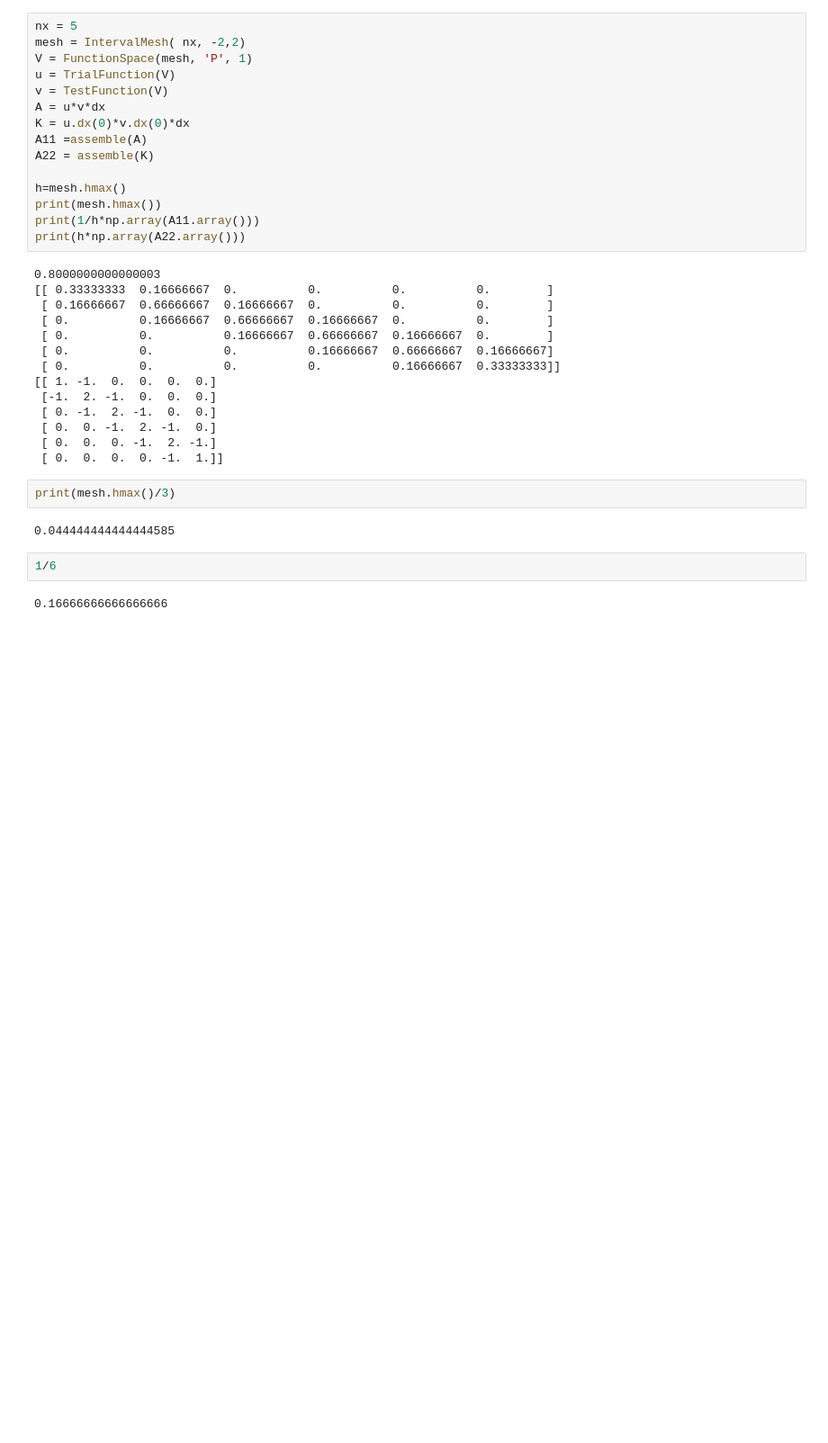
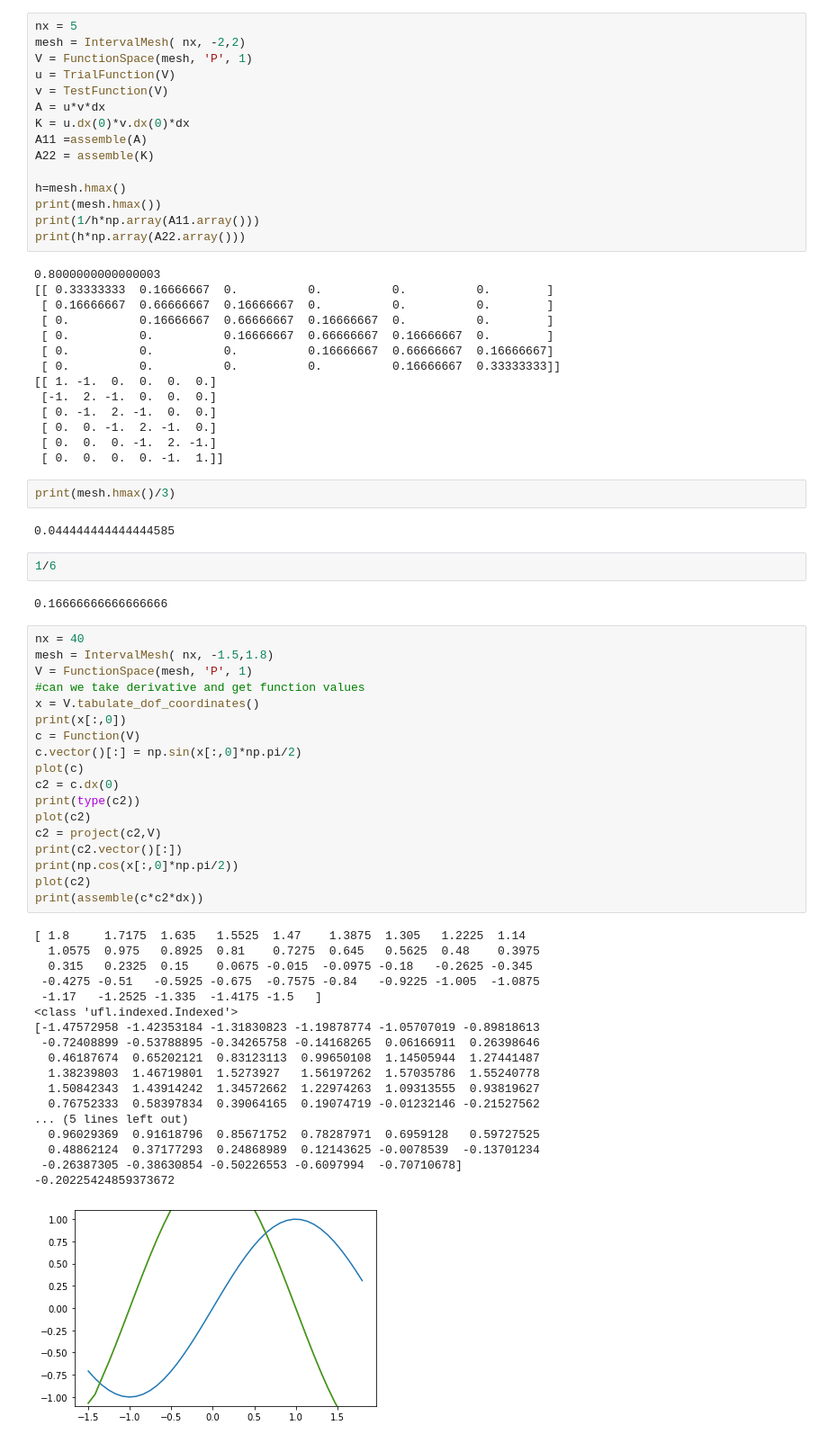
Before and after one commit to Markloveland/Cartesian_Product_FEM, a Jupyter notebook: Random Scripts/Heat_test.ipynb, the cells around one changed output. Shown: that part at 90% size. Drawn from its saved outputs; the diff is of its cells as text; blank space fills up the shorter version.

```diff
--- a/Random Scripts/Heat_test.ipynb
+++ b/Random Scripts/Heat_test.ipynb
@@ -90,3 +90,40 @@ print(mesh.hmax()/3)
 1/6
 # %% [output]
 0.16666666666666666
+# %%
+nx = 40
+mesh = IntervalMesh( nx, -1.5,1.8)
+V = FunctionSpace(mesh, 'P', 1)
+#can we take derivative and get function values
+x = V.tabulate_dof_coordinates()
+print(x[:,0])
+c = Function(V)
+c.vector()[:] = np.sin(x[:,0]*np.pi/2)
+plot(c)
+c2 = c.dx(0)
+print(type(c2))
+plot(c2)
+c2 = project(c2,V)
+print(c2.vector()[:])
+print(np.cos(x[:,0]*np.pi/2))
+plot(c2)
+print(assemble(c*c2*dx))
+# %% [output]
+[ 1.8     1.7175  1.635   1.5525  1.47    1.3875  1.305   1.2225  1.14
+  1.0575  0.975   0.8925  0.81    0.7275  0.645   0.5625  0.48    0.3975
+  0.315   0.2325  0.15    0.0675 -0.015  -0.0975 -0.18   -0.2625 -0.345
+ -0.4275 -0.51   -0.5925 -0.675  -0.7575 -0.84   -0.9225 -1.005  -1.0875
+ -1.17   -1.2525 -1.335  -1.4175 -1.5   ]
+<class 'ufl.indexed.Indexed'>
+[-1.47572958 -1.42353184 -1.31830823 -1.19878774 -1.05707019 -0.89818613
+ -0.72408899 -0.53788895 -0.34265758 -0.14168265  0.06166911  0.26398646
+  0.46187674  0.65202121  0.83123113  0.99650108  1.14505944  1.27441487
+  1.38239803  1.46719801  1.5273927   1.56197262  1.57035786  1.55240778
+  1.50842343  1.43914242  1.34572662  1.22974263  1.09313555  0.93819627
+  0.76752333  0.58397834  0.39064165  0.19074719 -0.01232146 -0.21527562
+... (5 lines left out)
+  0.96029369  0.91618796  0.85671752  0.78287971  0.6959128   0.59727525
+  0.48862124  0.37177293  0.24868989  0.12143625 -0.0078539  -0.13701234
+ -0.26387305 -0.38630854 -0.50226553 -0.6097994  -0.70710678]
+-0.20225424859373672
+[figure, added]
```
Also changed, not shown: 1 other file.
